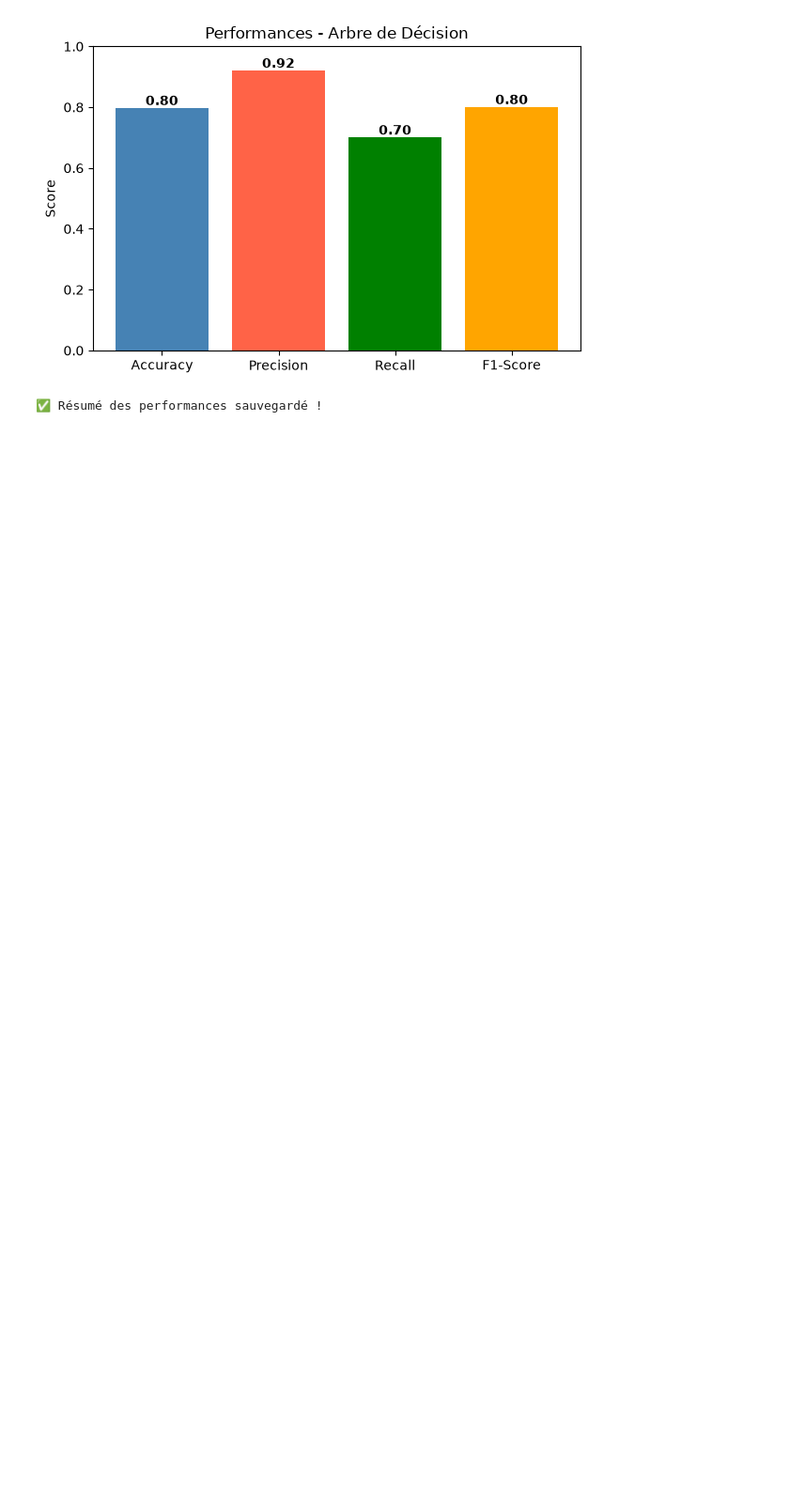
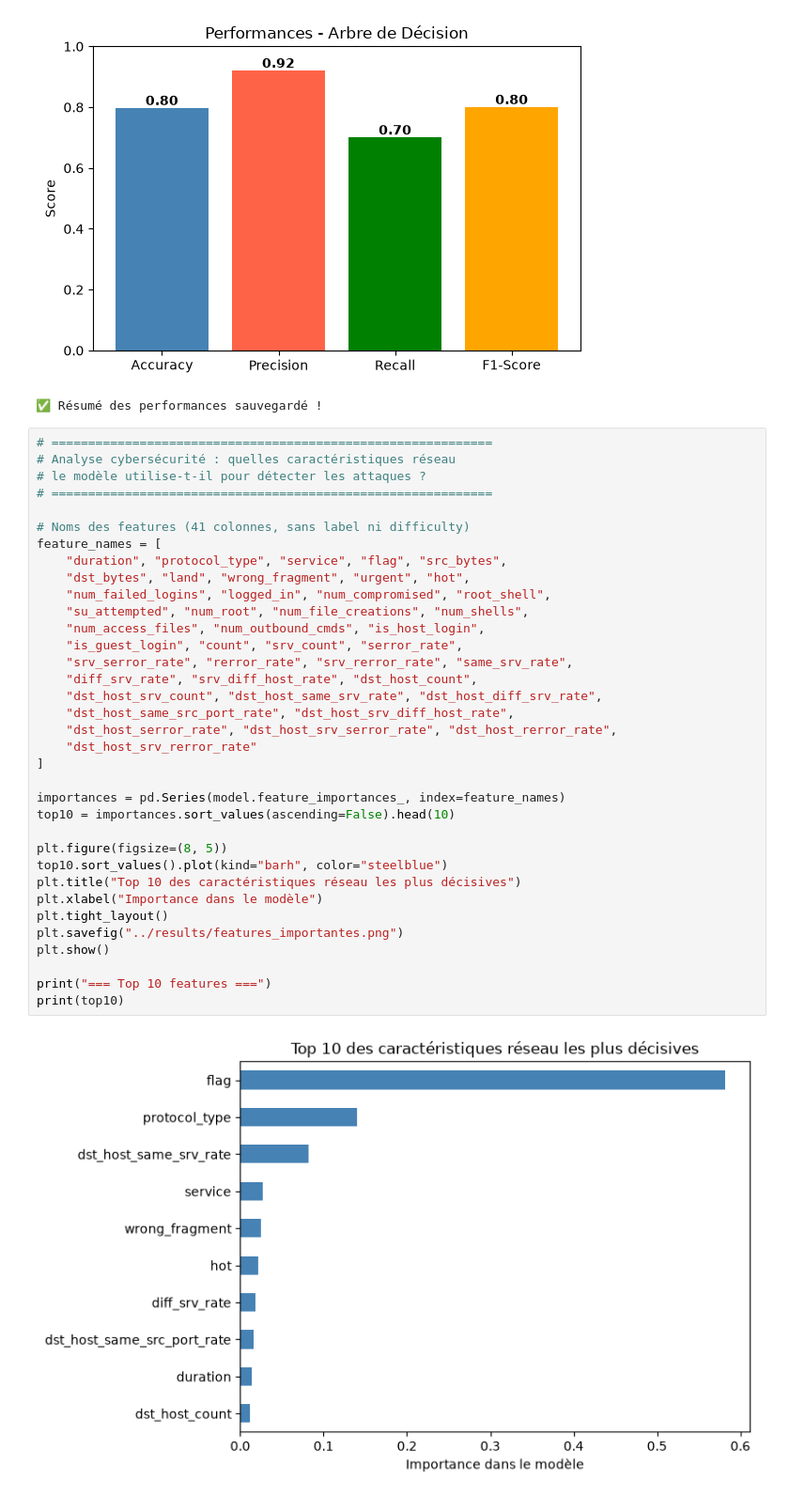
Before and after one commit to ayaaaa4444/IDS-ML-ObservationStage, a Jupyter notebook: notebooks/03_classification.ipynb, the cells around one changed output. Shown at 94% size. Saved outputs shown, nothing was run; the diff lists cells and outputs as text; blank space fills up the shorter version.

```diff
--- a/notebooks/03_classification.ipynb
+++ b/notebooks/03_classification.ipynb
@@ -133,3 +133,40 @@ print("✅ Résumé des performances sauvegardé !")
 # %% [output]
 [figure]
 ✅ Résumé des performances sauvegardé !
+# %%
+# ============================================================
+# Analyse cybersécurité : quelles caractéristiques réseau
+# le modèle utilise-t-il pour détecter les attaques ?
+# ============================================================
+
+# Noms des features (41 colonnes, sans label ni difficulty)
+feature_names = [
+    "duration", "protocol_type", "service", "flag", "src_bytes",
+    "dst_bytes", "land", "wrong_fragment", "urgent", "hot",
+    "num_failed_logins", "logged_in", "num_compromised", "root_shell",
+    "su_attempted", "num_root", "num_file_creations", "num_shells",
+    "num_access_files", "num_outbound_cmds", "is_host_login",
+    "is_guest_login", "count", "srv_count", "serror_rate",
+    "srv_serror_rate", "rerror_rate", "srv_rerror_rate", "same_srv_rate",
+    "diff_srv_rate", "srv_diff_host_rate", "dst_host_count",
+    "dst_host_srv_count", "dst_host_same_srv_rate", "dst_host_diff_srv_rate",
+    "dst_host_same_src_port_rate", "dst_host_srv_diff_host_rate",
+    "dst_host_serror_rate", "dst_host_srv_serror_rate", "dst_host_rerror_rate",
+    "dst_host_srv_rerror_rate"
+]
+
+importances = pd.Series(model.feature_importances_, index=feature_names)
+top10 = importances.sort_values(ascending=False).head(10)
+
+plt.figure(figsize=(8, 5))
+top10.sort_values().plot(kind="barh", color="steelblue")
+plt.title("Top 10 des caractéristiques réseau les plus décisives")
+plt.xlabel("Importance dans le modèle")
+plt.tight_layout()
+plt.savefig("../results/features_importantes.png")
+plt.show()
+
+print("=== Top 10 features ===")
+print(top10)
+# %% [output]
+[figure, added]
```
Also changed, not shown: parts of 2 cells of this notebook, 4 other files.
